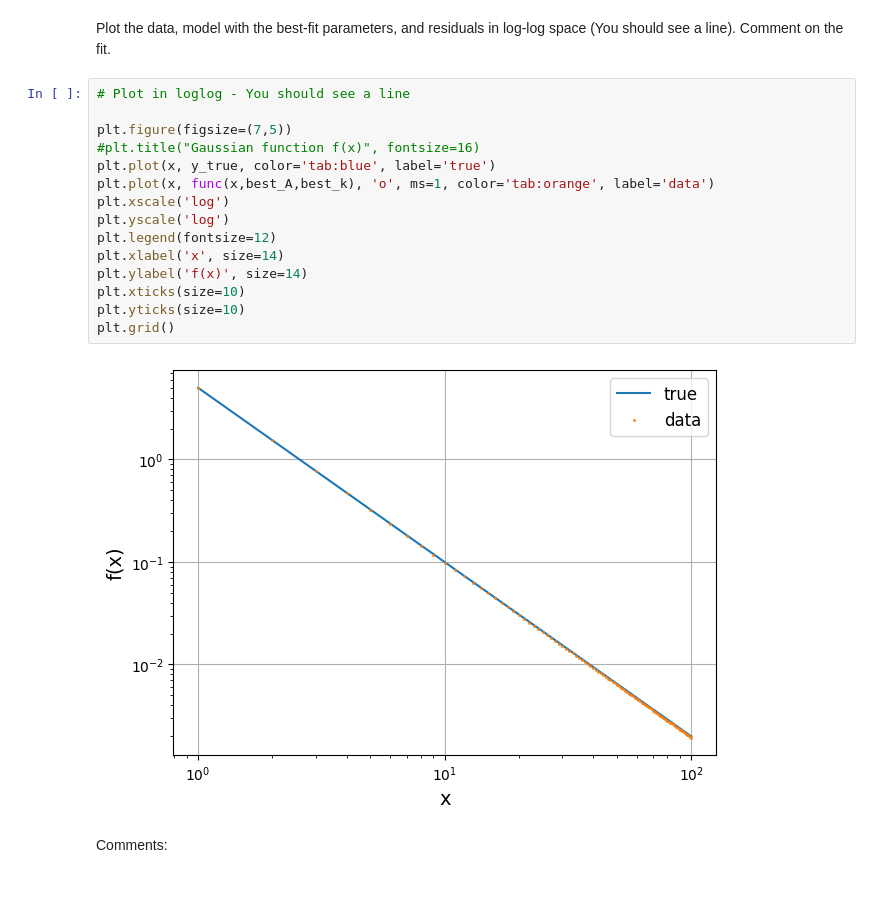
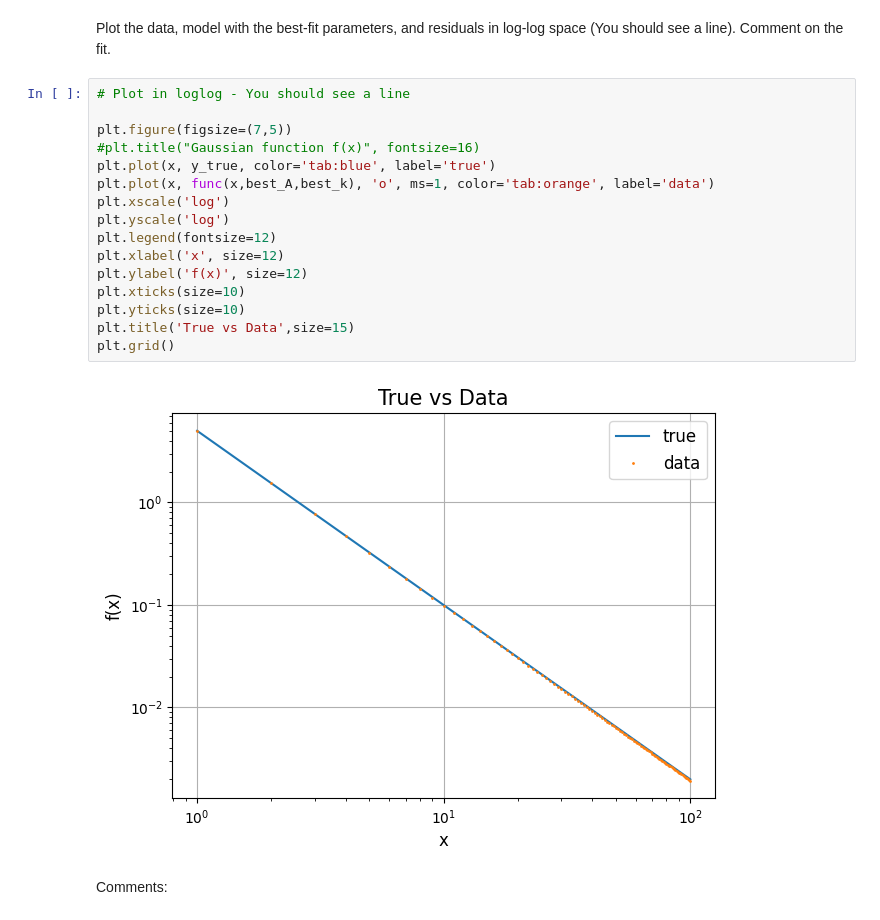
Before and after one commit to galih123star/computational2026, a Jupyter notebook: HW07/HW07_ChiSquared_MCMC.ipynb, the cells around one changed output. Saved outputs shown, nothing was run; the diff lists cells and outputs as text; blank space fills up the shorter version.

```diff
--- a/HW07/HW07_ChiSquared_MCMC.ipynb
+++ b/HW07/HW07_ChiSquared_MCMC.ipynb
@@ -122,20 +122,21 @@ Plot the data, model with the best-fit parameters, and residuals in log-log spac
 # %%
 # Plot in loglog - You should see a line
 
 plt.figure(figsize=(7,5))
 #plt.title("Gaussian function f(x)", fontsize=16)
 plt.plot(x, y_true, color='tab:blue', label='true')
 plt.plot(x, func(x,best_A,best_k), 'o', ms=1, color='tab:orange', label='data')
 plt.xscale('log')
 plt.yscale('log')
 plt.legend(fontsize=12)
-plt.xlabel('x', size=14)
-plt.ylabel('f(x)', size=14)
+plt.xlabel('x', size=12)
+plt.ylabel('f(x)', size=12)
 plt.xticks(size=10)
 plt.yticks(size=10)
+plt.title('True vs Data',size=15)
 plt.grid()
 # %% [output]
-[figure, old version]
+[figure, new version]
 # %% [markdown]
 Comments:
 # %% [markdown]
```
Also changed, not shown: parts of 14 cells of this notebook.
